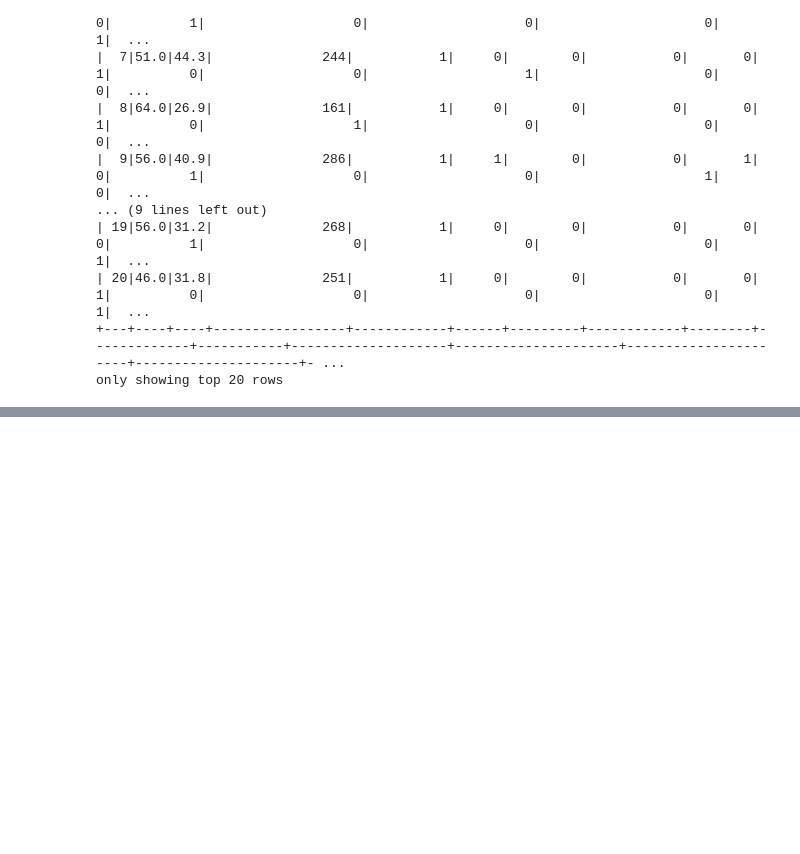
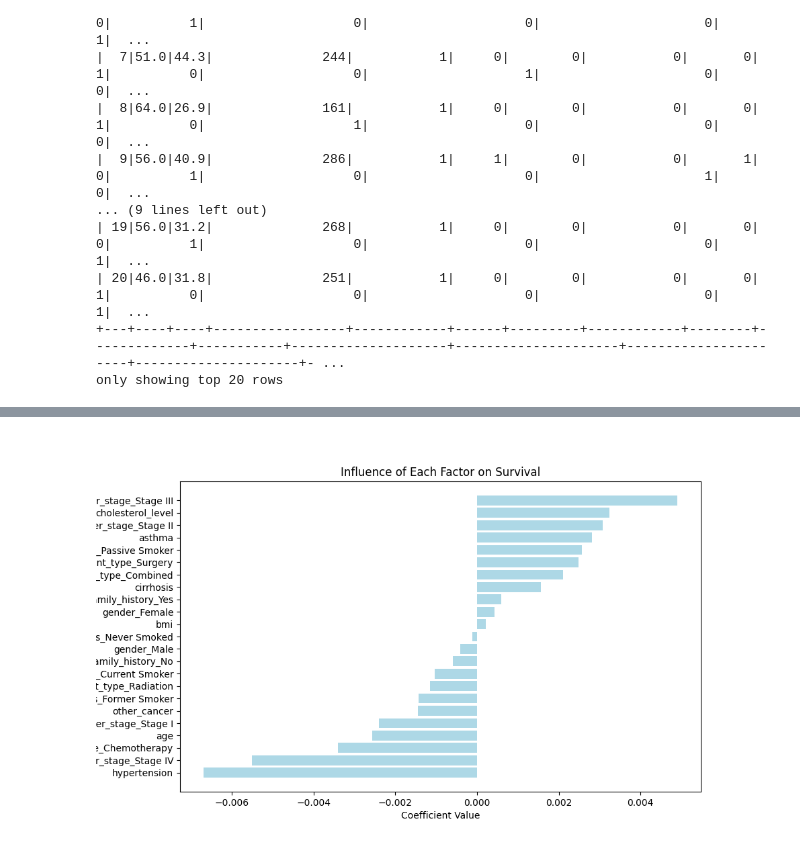
Before and after one commit to shasha920/AssessingLungCancerandItsHealthCareInitiativestoReducingRisks, a Jupyter notebook: HuaYangLungCancerDataAnalysis2.ipynb, the cells around one changed output, grey strips where cells are left out. Drawn from its saved outputs; the diff is of its cells as text; code cells hidden in the pictures; blank space fills up the shorter version.

```diff
--- a/HuaYangLungCancerDataAnalysis2.ipynb
+++ b/HuaYangLungCancerDataAnalysis2.ipynb
@@ -305,0 +209,7 @@ plt.show()
+# %%
+#scale features
+assembler = VectorAssembler(inputCols=feature_columns, outputCol="features")
+data = assembler.transform(spark_df)
+scaler = StandardScaler(inputCol="features", outputCol="scaledFeatures", withStd=True, withMean=False)
+scaler_model = scaler.fit(data)
+scaled_data = scaler_model.transform(data)
@@ -305,0 +218,7 @@ plt.show()
+# %%
+#linear regression to assess influence of each factor on survival
+regression_data = scaled_data.select(col("scaledFeatures").alias("features"), col("survived").alias("label"))
+lr = LinearRegression(labelCol="label", featuresCol="features")
+
+#train model
+lr_model = lr.fit(regression_data)
@@ -305,0 +227,13 @@ plt.show()
+# %%
+#extract importances feature
+feature_importances = lr_model.coefficients.toArray()
+feature_importances_df = pd.DataFrame(list(zip(feature_columns, feature_importances)), columns=['Feature', 'Importance'])
+feature_importances_df = feature_importances_df.sort_values(by='Importance', ascending=False)
+plt.figure(figsize=(10, 6))
+plt.barh(feature_importances_df['Feature'], feature_importances_df['Importance'], color='lightblue')
+plt.xlabel('Coefficient Value')
+plt.title('Influence of Each Factor on Survival')
+plt.gca().invert_yaxis()  # To have the highest importance at the top
+plt.show()
+%matplot plt
+# %% [output]
@@ -305,0 +241 @@ plt.show()
+[figure, added]
```
Also changed, not shown: parts of 16 cells of this notebook.
